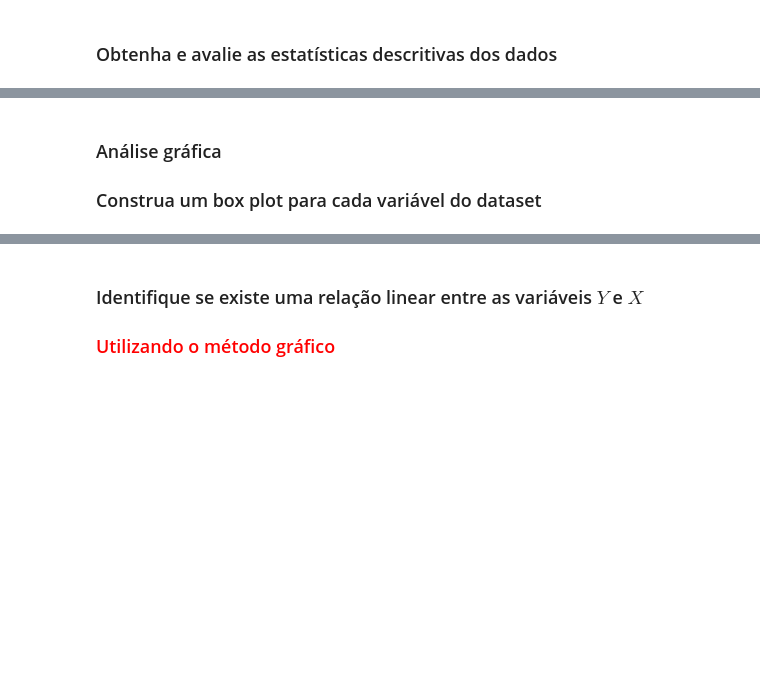
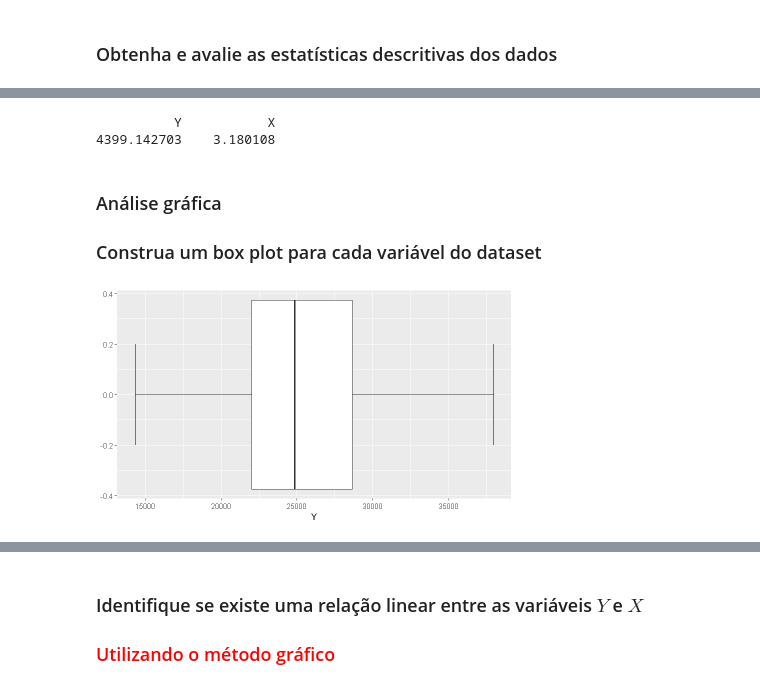
Before and after one commit to Jeidsan/estatistica-com-r, a Jupyter notebook: 4. Estatística com R - correlação e regressão/4. Exercícios.ipynb, the cells around one changed output, grey strips where cells are left out. Cells and saved outputs as stored; diff of their text form; code cells hidden in the pictures; blank space fills up the shorter version.

Commit message:
Parte 4 - Exercícios

```diff
--- a/4. Estatística com R - correlação e regressão/4. Exercícios.ipynb
+++ b/4. Estatística com R - correlação e regressão/4. Exercícios.ipynb
@@ -29,5 +32,7 @@ Os dados (amostra) foram coletados em São Paulo - Brasil, em uma área universi
 ### Importe o dataset
 
 #### <font color=red>Utilize o parâmetro **sep = ';'** da função **read.csv** para importar corretamente o conjunto de dados. O dataset do projeto utiliza como separador de colunas o caractere ';'.
+# %%
+dados <- read.csv('3. Dados para os exercícios.csv', sep = ';')
 # %% [markdown]
 ### Visualize o conteúdo do Data Frame
@@ -36,3 +67,15 @@ Os dados (amostra) foram coletados em São Paulo - Brasil, em uma área universi
+# %%
+apply(dados, 2, sd)
+# %% [output]
+          Y           X
+4399.142703    3.180108
 # %% [markdown]
 ### Análise gráfica
 ### Construa um box plot para cada variável do dataset
+# %%
+ggplot(dados, aes(y = Y)) +
+    stat_boxplot(geom='errorbar', width = 0.4) +
+    geom_boxplot() +
+    coord_flip()
+# %% [output]
+[figure, added]
```
Also changed, not shown: parts of 20 cells of this notebook.
